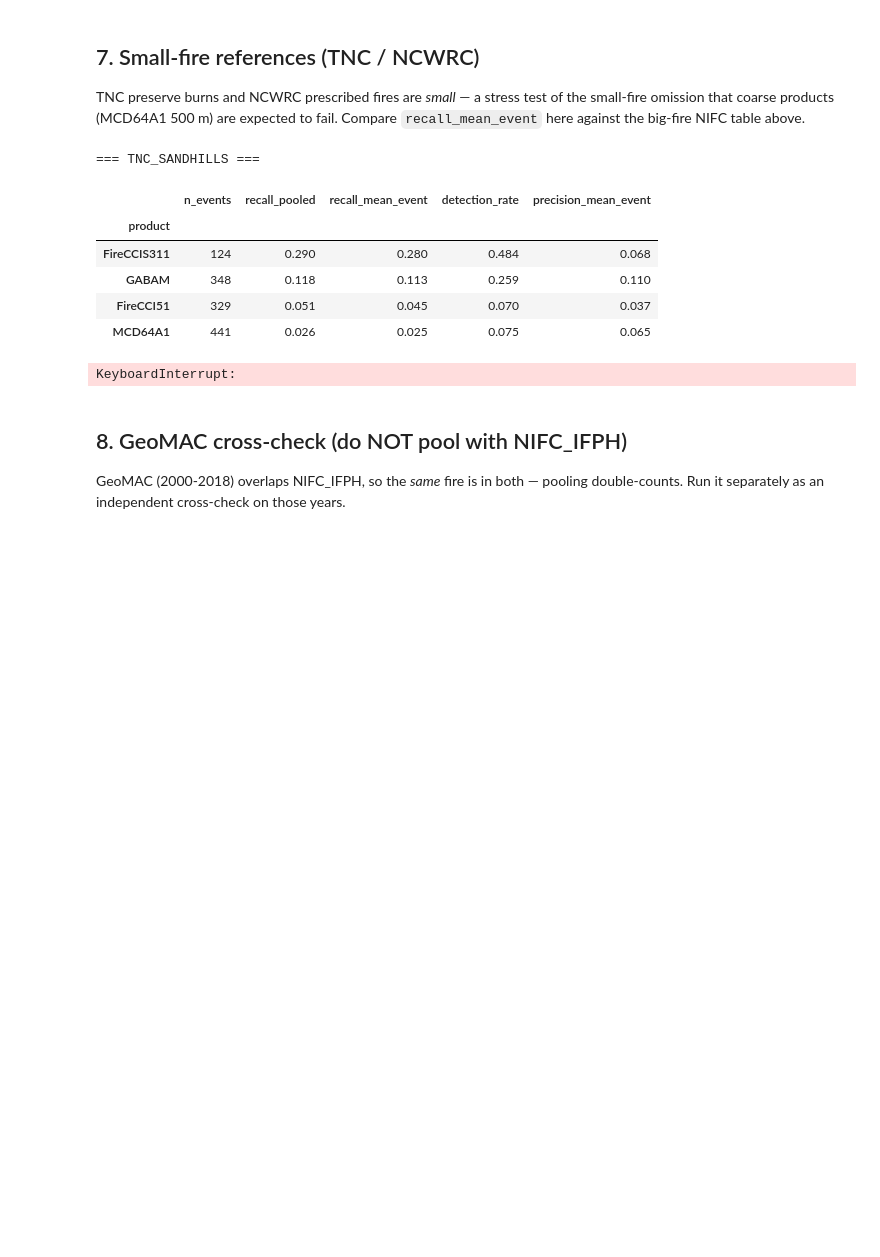
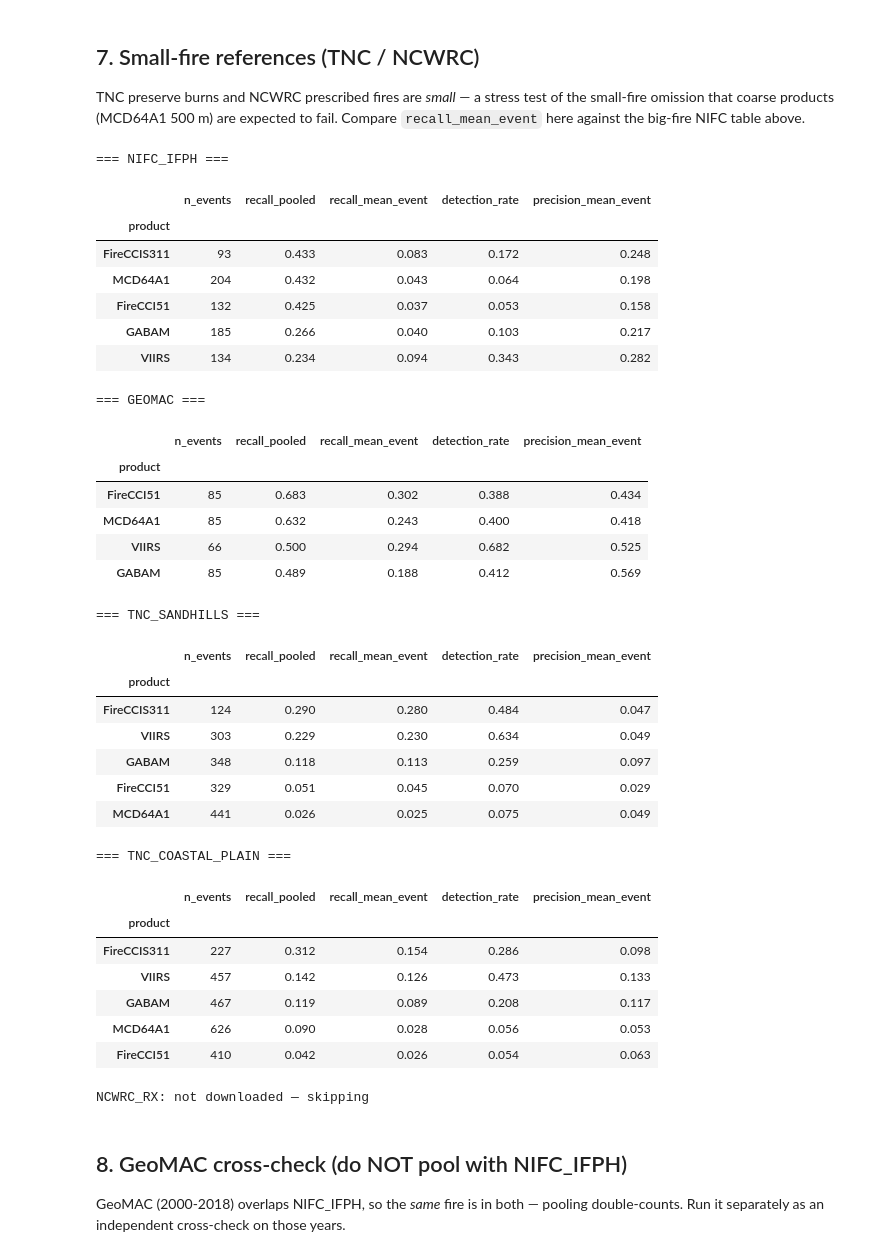
Before and after one commit to jimzhang629/peat_fire_stanback, a Jupyter notebook: notebooks/validate_against_reference.ipynb, the cells around one changed output. Drawn from its saved outputs; the diff is of its cells as text; code cells hidden in the pictures; blank space fills up the shorter version.

```diff
--- a/notebooks/validate_against_reference.ipynb
+++ b/notebooks/validate_against_reference.ipynb
@@ -249,21 +251,45 @@ TNC preserve burns and NCWRC prescribed fires are *small* — a stress test of t
 small-fire omission that coarse products (MCD64A1 500 m) are expected to fail.
 Compare `recall_mean_event` here against the big-fire NIFC table above.
 # %%
-for src in ["TNC_SANDHILLS", "TNC_COASTAL_PLAIN", "NCWRC_RX"]:
-    d = validate_products(src, aoi, products=["MCD64A1", "GABAM", "FireCCI51", "FireCCIS311"])
+for src in ["NIFC_IFPH", "GEOMAC", "TNC_SANDHILLS", "TNC_COASTAL_PLAIN", "NCWRC_RX"]:
+    d = validate_products(src, aoi, products=["MCD64A1", "GABAM", "FireCCI51", "FireCCIS311", "VIIRS"])
     if d.empty:
         print(f"{src}: not downloaded — skipping"); continue
     print(f"=== {src} ===")
     display(summarize_validation(d).round(3))
 # %% [output]
-=== TNC_SANDHILLS ===
+=== NIFC_IFPH ===
 |  | n_events | recall_pooled | recall_mean_event | detection_rate | precision_mean_event |
 | product |  |  |  |  |  |
-| FireCCIS311 | 124 | 0.290 | 0.280 | 0.484 | 0.068 |
-| GABAM | 348 | 0.118 | 0.113 | 0.259 | 0.110 |
-| FireCCI51 | 329 | 0.051 | 0.045 | 0.070 | 0.037 |
-| MCD64A1 | 441 | 0.026 | 0.025 | 0.075 | 0.065 |
+| FireCCIS311 | 93 | 0.433 | 0.083 | 0.172 | 0.248 |
+| MCD64A1 | 204 | 0.432 | 0.043 | 0.064 | 0.198 |
+| FireCCI51 | 132 | 0.425 | 0.037 | 0.053 | 0.158 |
+| GABAM | 185 | 0.266 | 0.040 | 0.103 | 0.217 |
+| VIIRS | 134 | 0.234 | 0.094 | 0.343 | 0.282 |
-KeyboardInterrupt:
+=== GEOMAC ===
+|  | n_events | recall_pooled | recall_mean_event | detection_rate | precision_mean_event |
+| product |  |  |  |  |  |
+| FireCCI51 | 85 | 0.683 | 0.302 | 0.388 | 0.434 |
+| MCD64A1 | 85 | 0.632 | 0.243 | 0.400 | 0.418 |
+| VIIRS | 66 | 0.500 | 0.294 | 0.682 | 0.525 |
+| GABAM | 85 | 0.489 | 0.188 | 0.412 | 0.569 |
+=== TNC_SANDHILLS ===
+|  | n_events | recall_pooled | recall_mean_event | detection_rate | precision_mean_event |
+| product |  |  |  |  |  |
+| FireCCIS311 | 124 | 0.290 | 0.280 | 0.484 | 0.047 |
+| VIIRS | 303 | 0.229 | 0.230 | 0.634 | 0.049 |
+| GABAM | 348 | 0.118 | 0.113 | 0.259 | 0.097 |
+| FireCCI51 | 329 | 0.051 | 0.045 | 0.070 | 0.029 |
+| MCD64A1 | 441 | 0.026 | 0.025 | 0.075 | 0.049 |
+=== TNC_COASTAL_PLAIN ===
+|  | n_events | recall_pooled | recall_mean_event | detection_rate | precision_mean_event |
+| product |  |  |  |  |  |
+| FireCCIS311 | 227 | 0.312 | 0.154 | 0.286 | 0.098 |
+| VIIRS | 457 | 0.142 | 0.126 | 0.473 | 0.133 |
+| GABAM | 467 | 0.119 | 0.089 | 0.208 | 0.117 |
+| MCD64A1 | 626 | 0.090 | 0.028 | 0.056 | 0.053 |
+| FireCCI51 | 410 | 0.042 | 0.026 | 0.054 | 0.063 |
+NCWRC_RX: not downloaded — skipping
 # %% [markdown]
 ## 8. GeoMAC cross-check (do NOT pool with NIFC_IFPH)
 
```
Also changed, not shown: parts of 10 cells of this notebook, 5 other files.
